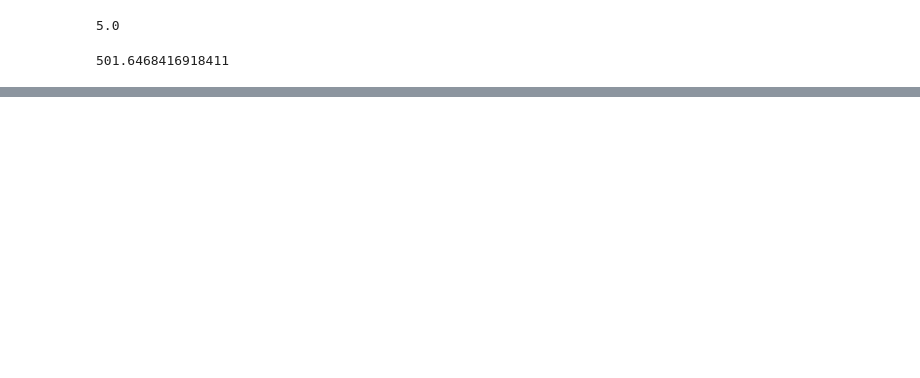
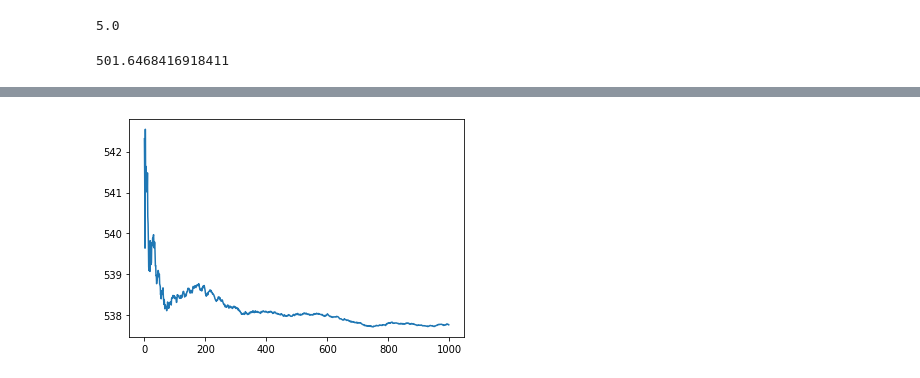
Before and after one commit to Gasp141/ProjetMaths3, a Jupyter notebook: ProjMaths3.ipynb, the cells around one changed output, grey strips where cells are left out. Drawn from its saved outputs; the diff is of its cells as text; code cells hidden in the pictures; blank space fills up the shorter version.

```diff
--- a/ProjMaths3.ipynb
+++ b/ProjMaths3.ipynb
@@ -193,0 +194,13 @@ a
+# %%
+simuls = simul_N(1000,Delta)
+means=[]
+for i in range(1,len(simuls)):
+    means.append(np.array(simuls[:i]).mean())
+plt.plot(means)
+
+simuls = np.array(simuls)
+mean = simuls.mean()
+std = simuls.std()
+conf = 1.960*std/np.sqrt(len(simuls))
+# %% [output]
+[figure, added]
```
Also changed, not shown: parts of 8 cells of this notebook.
